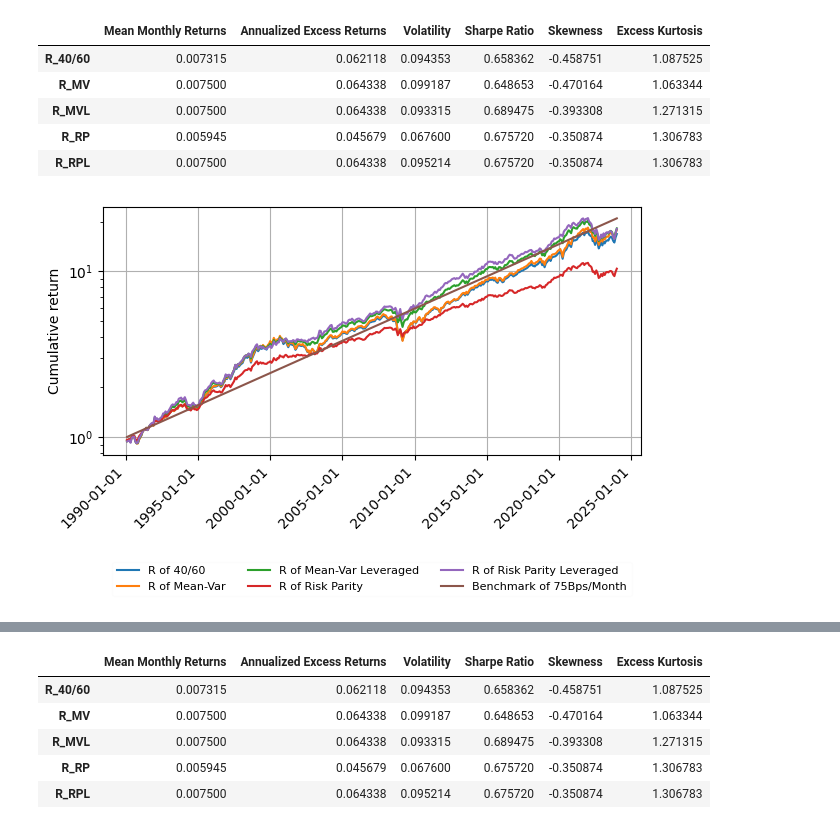
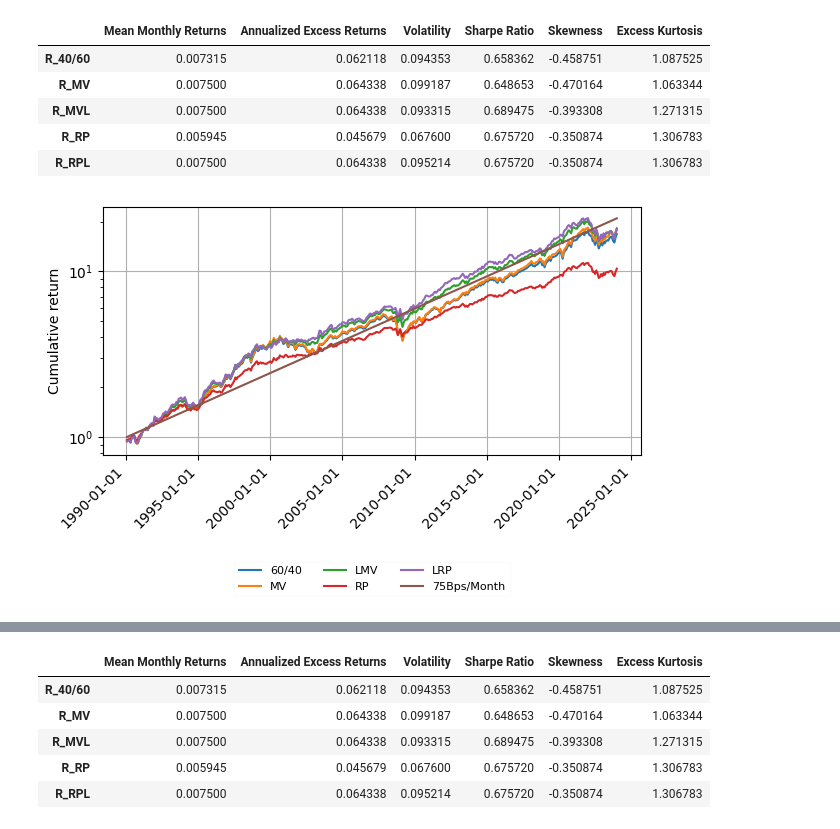
Before and after one commit to andreas-eklundh/Asset_allocation, a Jupyter notebook: Task_1.ipynb, the cells around one changed output, grey strips where cells are left out. Drawn from its saved outputs; the diff is of its cells as text; code cells hidden in the pictures.

```diff
--- a/Task_1.ipynb
+++ b/Task_1.ipynb
@@ -318,29 +318,29 @@ metrics_naive
 # %%
 time = pd.date_range(data_naive["Date"][0],data_naive["Date"][len(data_naive["Date"]) -1 ], freq = 'ME')
 fig, ax = plt.subplots(layout='constrained')
-ax.plot(time,data_naive["R_40/60"], label="R of 40/60")
-ax.plot(time,data_naive["R_MV"], label="R of Mean-Var")
-ax.plot(time,data_naive["R_MVL"], label="R of Mean-Var Leveraged")
-ax.plot(time,data_naive["R_RP"], label="R of Risk Parity")
-ax.plot(time,data_naive["R_RPL"], label="R of Risk Parity Leveraged")
+ax.plot(time,data_naive["R_40/60"], label="60/40")
+ax.plot(time,data_naive["R_MV"], label="MV")
+ax.plot(time,data_naive["R_MVL"], label="LMV")
+ax.plot(time,data_naive["R_RP"], label="RP")
+ax.plot(time,data_naive["R_RPL"], label="LRP")
 ax.plot(time[0:], [(mu_target+1)**(t) for t in range(0,len(time))],
-         label = "Benchmark of 75Bps/Month")
+         label = "75Bps/Month")
 
 ax.xaxis.set_major_locator(mdates.YearLocator(5))  # Set a tick at the start of every year
 ax.xaxis.set_major_formatter(mdates.DateFormatter('%Y-%m-%d'))
 
 plt.legend(framealpha=0.05,loc='center', bbox_to_anchor=(0.5, -0.5), ncol=3,prop={'size': 8})
 plt.tight_layout()
 
 plt.grid()
 plt.xticks(rotation=45, ha='right')
 plt.yscale('log')
 plt.ylabel("Cumulative return")
 # plt.title("Entire Period: 1990-2023")
 plt.savefig("Figures/BT_naive_full",bbox_inches='tight')
 plt.show()
 # %% [output]
-[figure, old version]
+[figure, new version]
 # %%
 # TODO: DECIDE HOW OFTEN TO REBALANCE (NOW EVERY THIRD MONTH)
 initial_fits = 3
```
Also changed, not shown: parts of 13 cells of this notebook, 6 other files.
